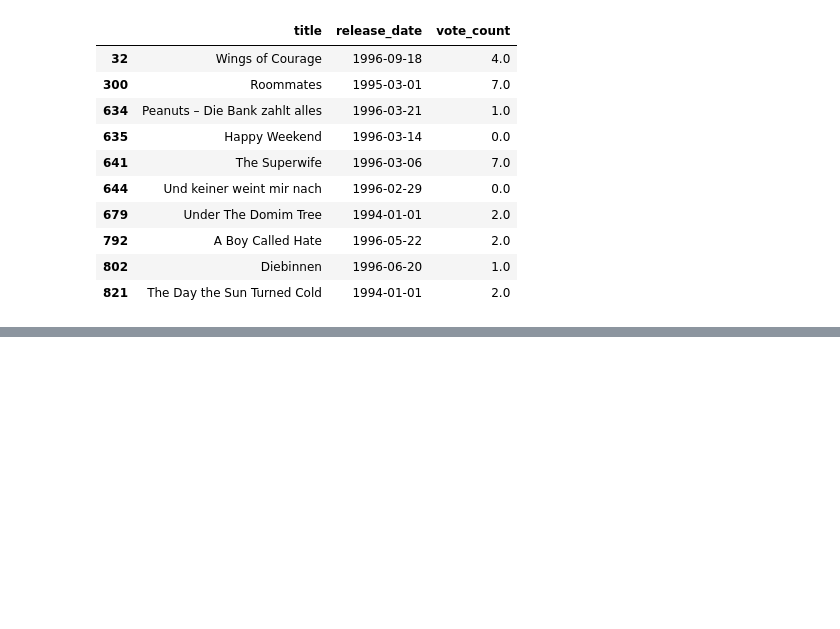
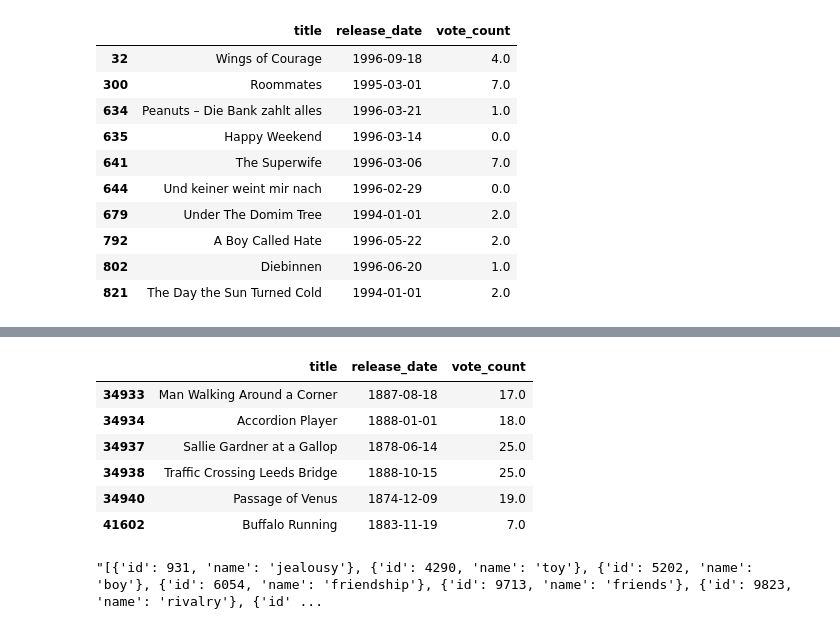
Before and after one commit to leajadaa/movie-recommender, a Jupyter notebook: notebooks/01_eda.ipynb, the cells around one changed output, grey strips where cells are left out. Cells and saved outputs as stored; diff of their text form; code cells hidden in the pictures; blank space fills up the shorter version.

```diff
--- a/notebooks/01_eda.ipynb
+++ b/notebooks/01_eda.ipynb
@@ -241,0 +316,14 @@ movies[movies['overview'].isna()][['title', 'release_date', 'vote_count']].head(
+# %%
+movies[movies['release_date'].dt.year < 1890][['title', 'release_date', 'vote_count']]
+# %% [output]
+|  | title | release_date | vote_count |
+| 34933 | Man Walking Around a Corner | 1887-08-18 | 17.0 |
+| 34934 | Accordion Player | 1888-01-01 | 18.0 |
+| 34937 | Sallie Gardner at a Gallop | 1878-06-14 | 25.0 |
+| 34938 | Traffic Crossing Leeds Bridge | 1888-10-15 | 25.0 |
+| 34940 | Passage of Venus | 1874-12-09 | 19.0 |
+| 41602 | Buffalo Running | 1883-11-19 | 7.0 |
+# %%
+keywords['keywords'].iloc[0]
+# %% [output]
+"[{'id': 931, 'name': 'jealousy'}, {'id': 4290, 'name': 'toy'}, {'id': 5202, 'name': 'boy'}, {'id': 6054, 'name': 'friendship'}, {'id': 9713, 'name': 'friends'}, {'id': 9823, 'name': 'rivalry'}, {'id' ...
```
Also changed, not shown: parts of 16 cells of this notebook.
